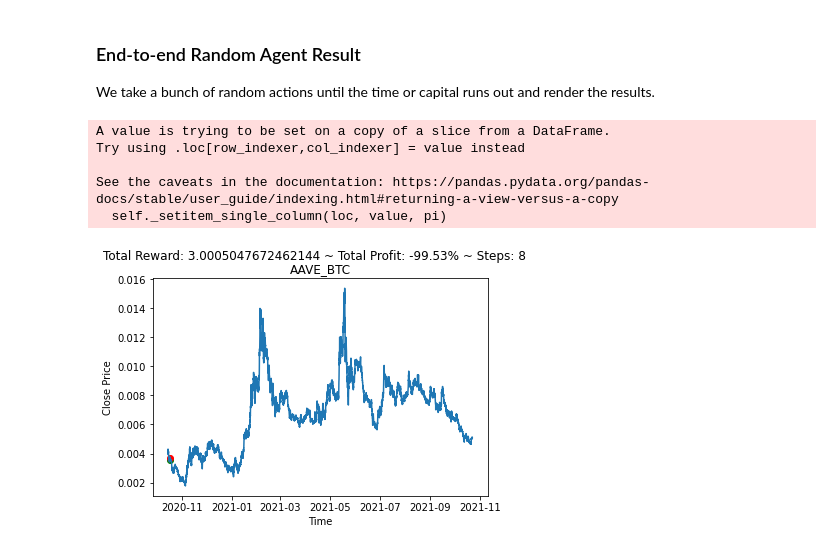
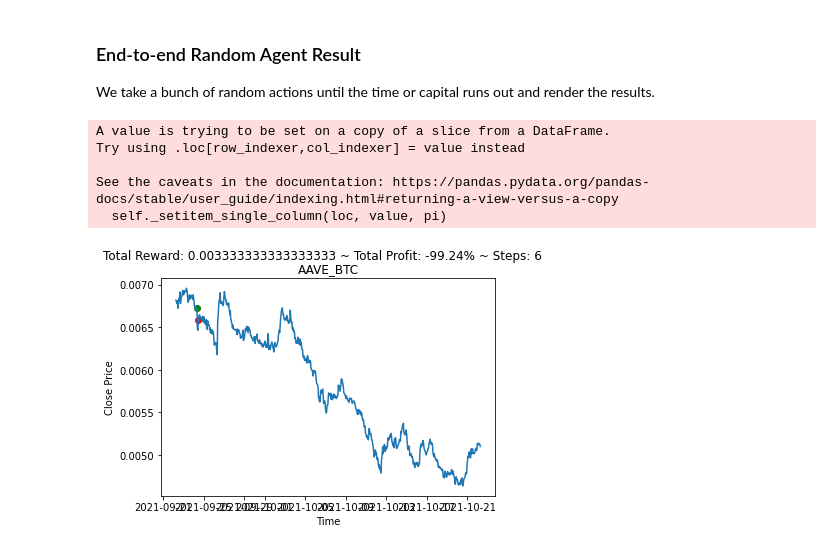
Before and after one commit to faGH/fa.intelligence.notebooks, a Jupyter notebook: labs/market_trading/crypto_trading_environment.ipynb, the cells around one changed output. Saved outputs shown, nothing was run; the diff lists cells and outputs as text; code cells hidden in the pictures.

```diff
--- a/labs/market_trading/crypto_trading_environment.ipynb
+++ b/labs/market_trading/crypto_trading_environment.ipynb
@@ -38,19 +38,20 @@ price_movement_df = pair_data
 ### End-to-end Random Agent Result
 We take a bunch of random actions until the time or capital runs out and render the results.
 # %%
-env = CryptoPairTradingEnv(pair_data, pair_name)
+hours_of_historical_data_to_process = 720
+env = CryptoPairTradingEnv(pair_data, pair_name, data_slice=slice(hours_of_historical_data_to_process * -1, None))
 observation = env.reset()
 done = False
 
 while not done:
     action = env.action_space.sample()
     observation, reward, done, info = env.step(action)
 
 env.render()
 # %% [output]
 A value is trying to be set on a copy of a slice from a DataFrame.
 Try using .loc[row_indexer,col_indexer] = value instead
 
 See the caveats in the documentation: https://pandas.pydata.org/pandas-docs/stable/user_guide/indexing.html#returning-a-view-versus-a-copy
   self._setitem_single_column(loc, value, pi)
-[figure, old version]
+[figure, new version]
```
Also changed, not shown: 2 other files.
